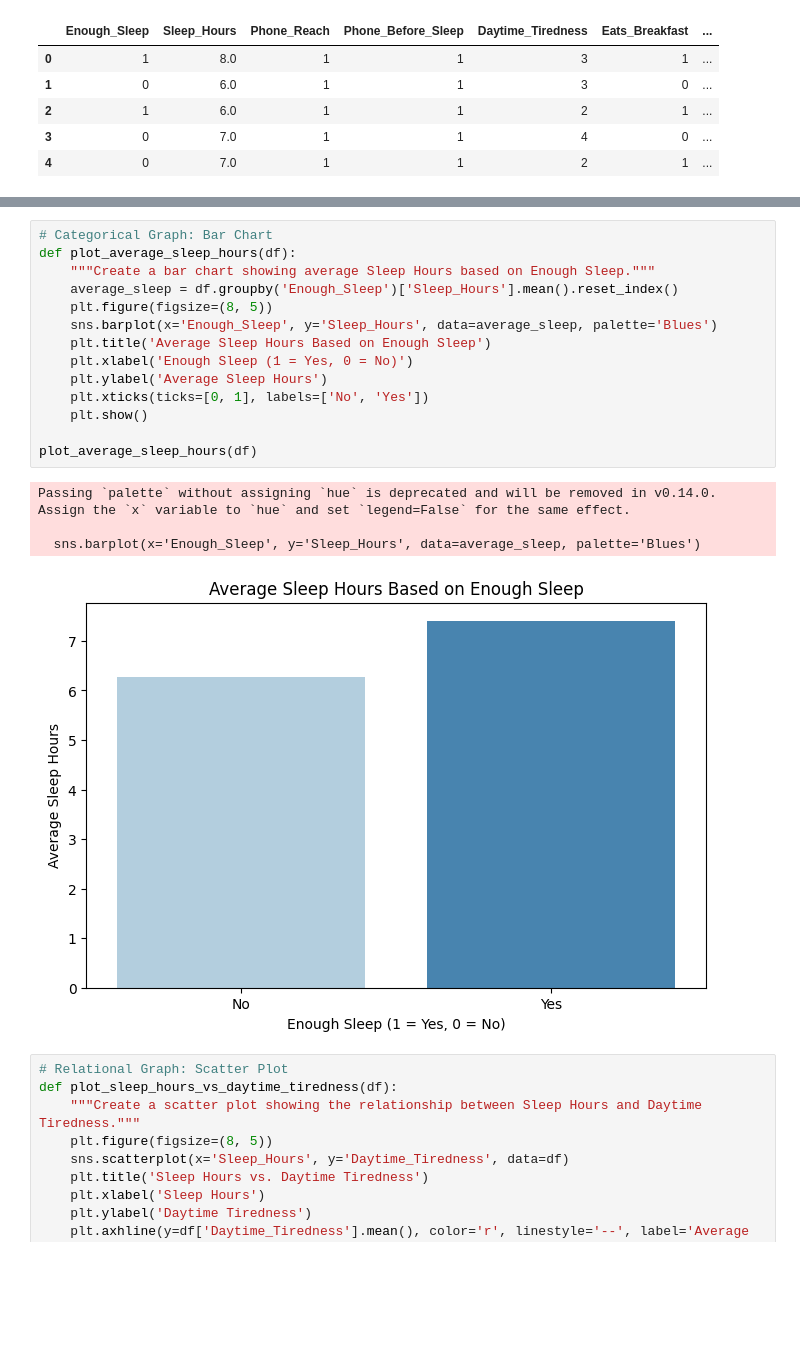
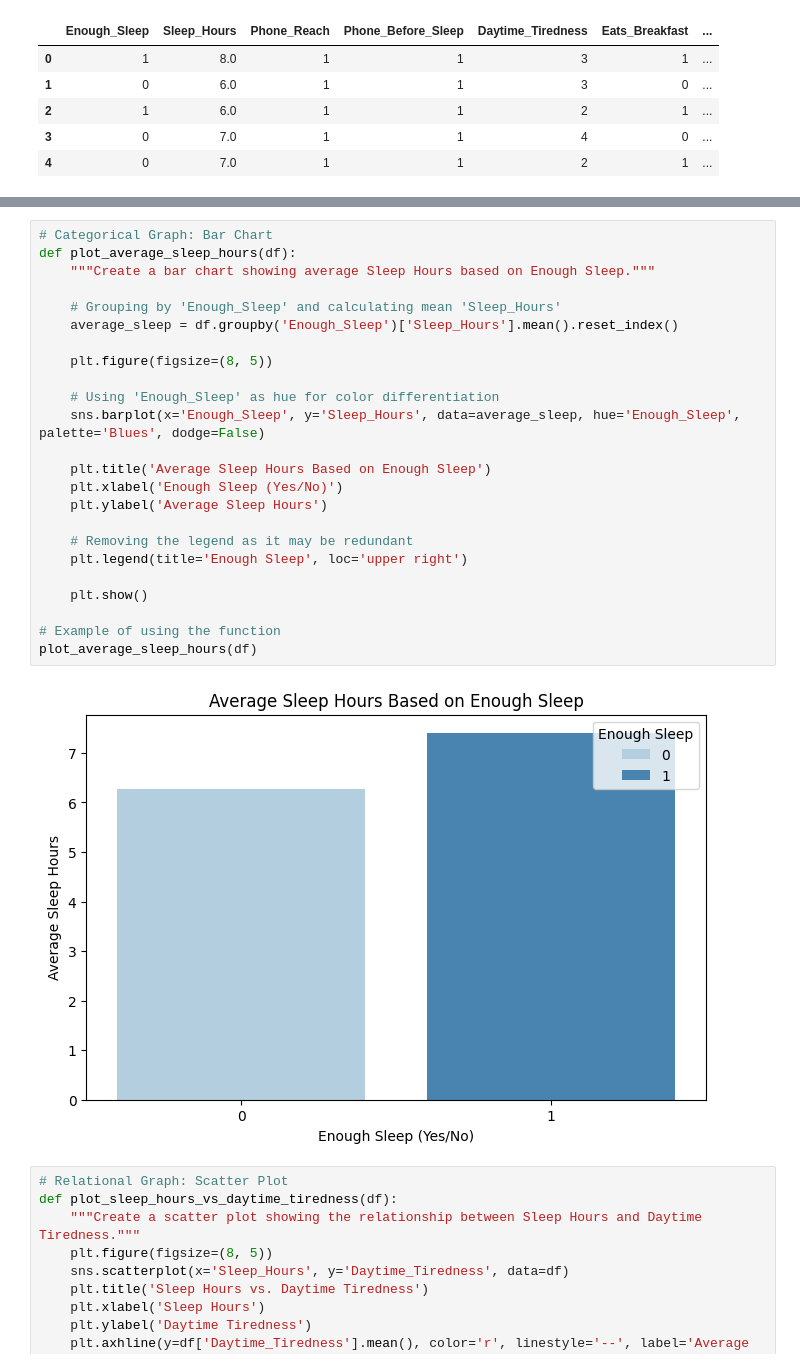
Before and after one commit to DANUSHMATHI2002/7PAM2000-0901-Applied_Data_Science, a Jupyter notebook: ASS1.ipynb, the cells around one changed output, grey strips where cells are left out. Cells and saved outputs as stored; diff of their text form; blank space fills up the shorter version.

```diff
--- a/ASS1.ipynb
+++ b/ASS1.ipynb
@@ -100,22 +100,29 @@ Correlation Matrix
 # %%
 # Categorical Graph: Bar Chart
 def plot_average_sleep_hours(df):
     """Create a bar chart showing average Sleep Hours based on Enough Sleep."""
+
+    # Grouping by 'Enough_Sleep' and calculating mean 'Sleep_Hours'
     average_sleep = df.groupby('Enough_Sleep')['Sleep_Hours'].mean().reset_index()
+
     plt.figure(figsize=(8, 5))
-    sns.barplot(x='Enough_Sleep', y='Sleep_Hours', data=average_sleep, palette='Blues')
+
+    # Using 'Enough_Sleep' as hue for color differentiation
+    sns.barplot(x='Enough_Sleep', y='Sleep_Hours', data=average_sleep, hue='Enough_Sleep', palette='Blues', dodge=False)
+
     plt.title('Average Sleep Hours Based on Enough Sleep')
-    plt.xlabel('Enough Sleep (1 = Yes, 0 = No)')
+    plt.xlabel('Enough Sleep (Yes/No)')
     plt.ylabel('Average Sleep Hours')
-    plt.xticks(ticks=[0, 1], labels=['No', 'Yes'])
+
+    # Removing the legend as it may be redundant
+    plt.legend(title='Enough Sleep', loc='upper right')
+
     plt.show()
 
+# Example of using the function
 plot_average_sleep_hours(df)
 # %% [output]
-Passing `palette` without assigning `hue` is deprecated and will be removed in v0.14.0. Assign the `x` variable to `hue` and set `legend=False` for the same effect.
-
-  sns.barplot(x='Enough_Sleep', y='Sleep_Hours', data=average_sleep, palette='Blues')
-[figure, old version]
+[figure, new version]
 # %%
 # Relational Graph: Scatter Plot
 def plot_sleep_hours_vs_daytime_tiredness(df):
```
Also changed, not shown: parts of 1 cell of this notebook.
